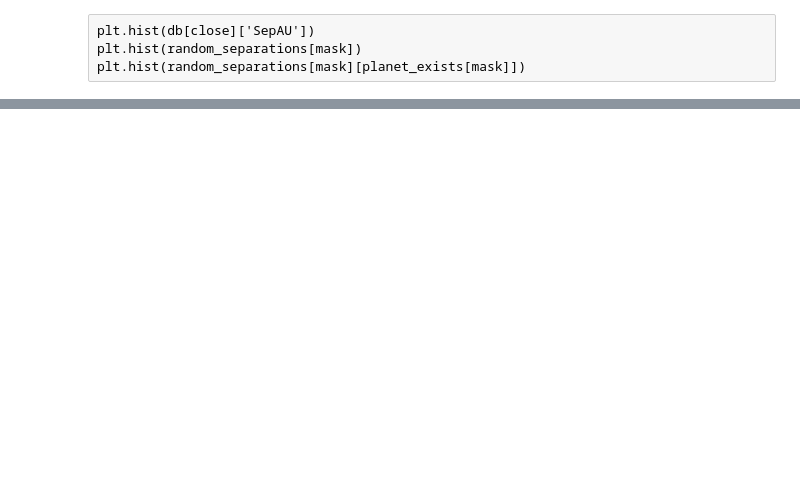
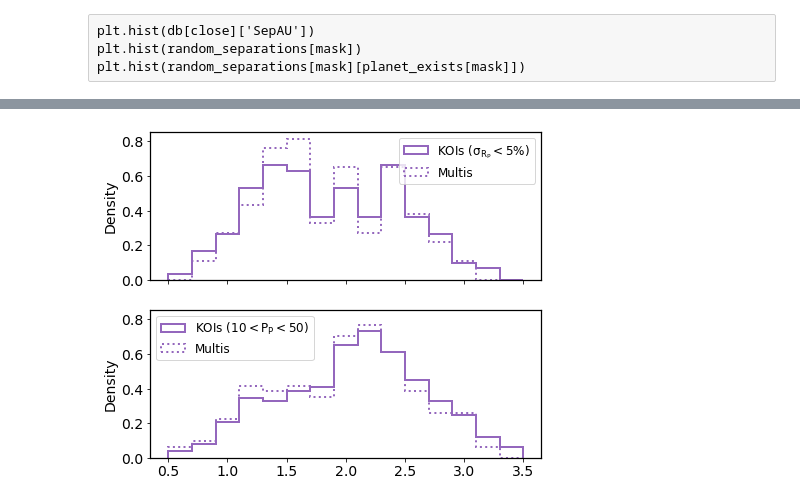
Before and after one commit to ernewton/HWO_calculations, a Jupyter notebook: Sullivan Toy Model -- Analysis.ipynb, the cells around one changed output, grey strips where cells are left out. Saved outputs shown, nothing was run; the diff lists cells and outputs as text; code cells hidden in the pictures; blank space fills up the shorter version.

```diff
--- a/Sullivan Toy Model -- Analysis.ipynb
+++ b/Sullivan Toy Model -- Analysis.ipynb
@@ -71,10 +71,9 @@ close = db['SepAU']<100
 
 kois_good = kois_less[(kois_less['koi_prad_err1']/kois_less['koi_prad'] < 0.15) & \
     (kois_less['koi_prad_err2']/kois_less['koi_prad'] < 0.15) & \
-    (kois_less['koi_period'] < 100) & kplim]
+    (kois_less['koi_period'] < 100) & kplim].copy()
 
-
-cks_good = cks[(cks['Per'] < 100) & (cks['E_Rp']/cks['Rp'] < 0.15) & (cks['e_Rp']/cks['Rp'] < 0.15) & cksplim]
+cks_good = cks[(cks['Per'] < 100) & (cks['E_Rp']/cks['Rp'] < 0.15) & (cks['e_Rp']/cks['Rp'] < 0.15) & cksplim].copy()
 
 
 n_close = len(db['Rppri'][good & close])
@@ -82,6 +81,9 @@ n_super_earths_close = len(db['Rppri'][good & close & plim & (db['Rppri']<rad_va
 print("Binaries frac super-Earths: ", float(n_super_earths_close)/float(n_close))
 # %% [output]
 Binaries frac super-Earths:  0.6714285714285714
+# %%
+cks_good['multiplanet_system?'] = cks_good['KOI'].duplicated(keep=False)
+kois_good['multiplanet_system?'] = kois_good['KOI'].duplicated(keep=False)
 # %% [markdown]
 # Toy Model
 
@@ -217,0 +241,43 @@ plt.savefig('suppression_sim.pdf')
+# %%
+fig, axes = plt.subplots(2, 1, figsize=(7,6), sharex=True, sharey=True)
+
+kois_subsample = kois_good[(kois_good['koi_prad_err1']/kois_good['koi_prad'] < 0.05) & \
+    (kois_good['koi_prad_err2']/kois_good['koi_prad'] < 0.05)].copy()
+
+# compared to the kois that are at least not definite binaries with good radii and per<100 days
+axes[0].hist(kois_subsample['koi_prad'],
+             range=histrange, bins=nbins, density=True,
+             histtype='step', lw=2, color='C4',
+        label=r'KOIs ($\sigma_{R_P}<5\%$)')
+
+axes[0].hist(kois_subsample['koi_prad'][kois_subsample['multiplanet_system?']],
+             range=histrange, bins=nbins, density=True,
+             histtype='step', ls = ':', lw=2, color='C4',
+        label='Multis')
+
+axes[0].set_ylabel('Density')
+axes[0].legend(loc='upper right')
+
+
+kois_subsample = kois_good[(kois_good['koi_prad_err1']/kois_good['koi_prad'] < 0.1) & \
+    (kois_good['koi_prad_err2']/kois_good['koi_prad'] < 0.1) & \
+    (kois_good['koi_period'] < 50) & (kois_good['koi_period'] > 10)].copy()
+
+
+# compared to the kois that are at least not definite binaries with good radii and per<100 days
+axes[1].hist(kois_subsample['koi_prad'],
+             range=histrange, bins=nbins, density=True,
+             histtype='step', lw=2, color='C4',
+        label='KOIs ($10<P_P<50$)')
+
+axes[1].hist(kois_subsample['koi_prad'][kois_subsample['multiplanet_system?']],
+             range=histrange, bins=nbins, density=True,
+             histtype='step', ls = ':', lw=2, color='C4',
+        label='Multis')
+
+axes[1].set_ylabel('Density')
+axes[1].legend(loc='upper left')
+
+plt.savefig('multi_subsets.pdf')
+# %% [output]
+[figure, added]
```
Also changed, not shown: parts of 8 cells of this notebook, 2 other files.
